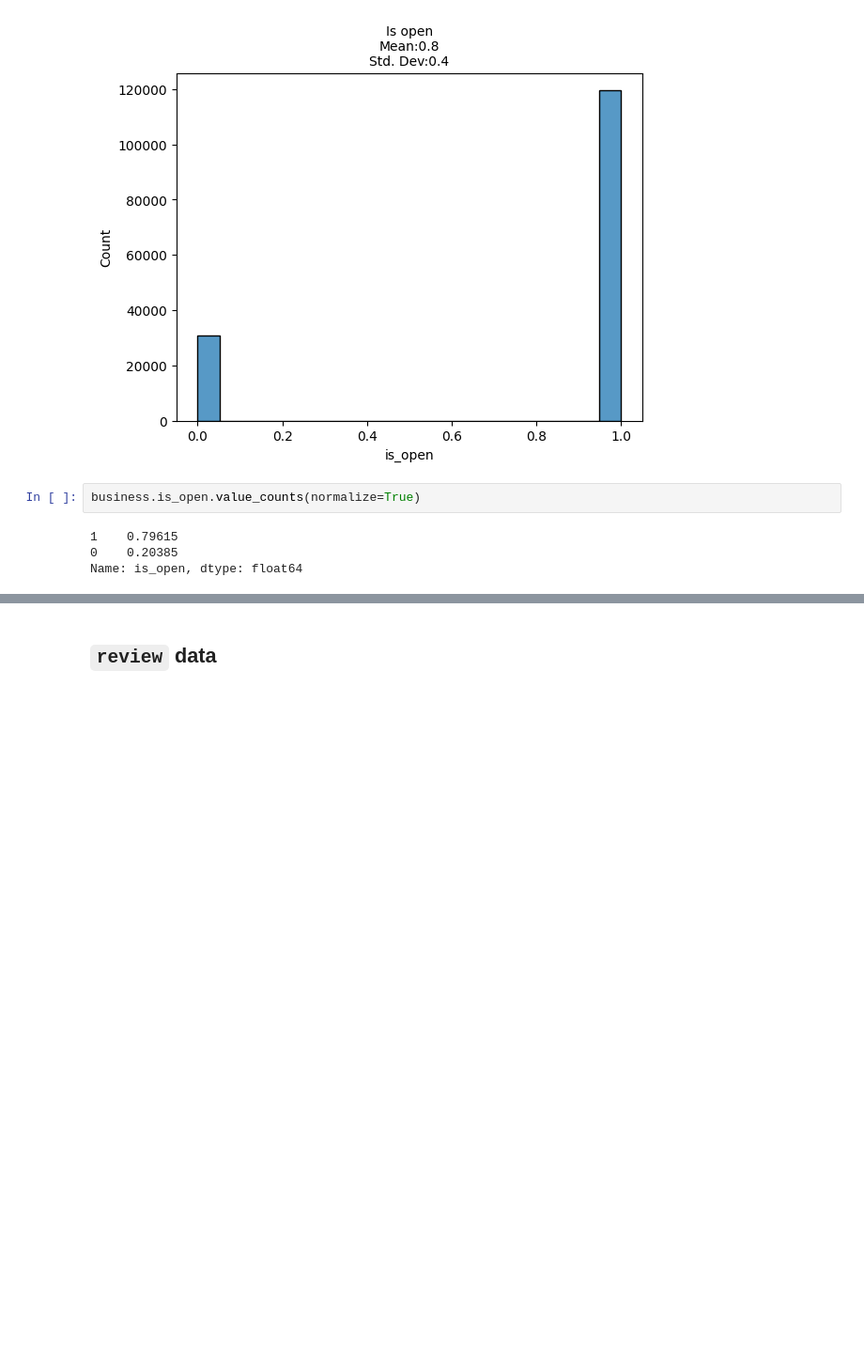
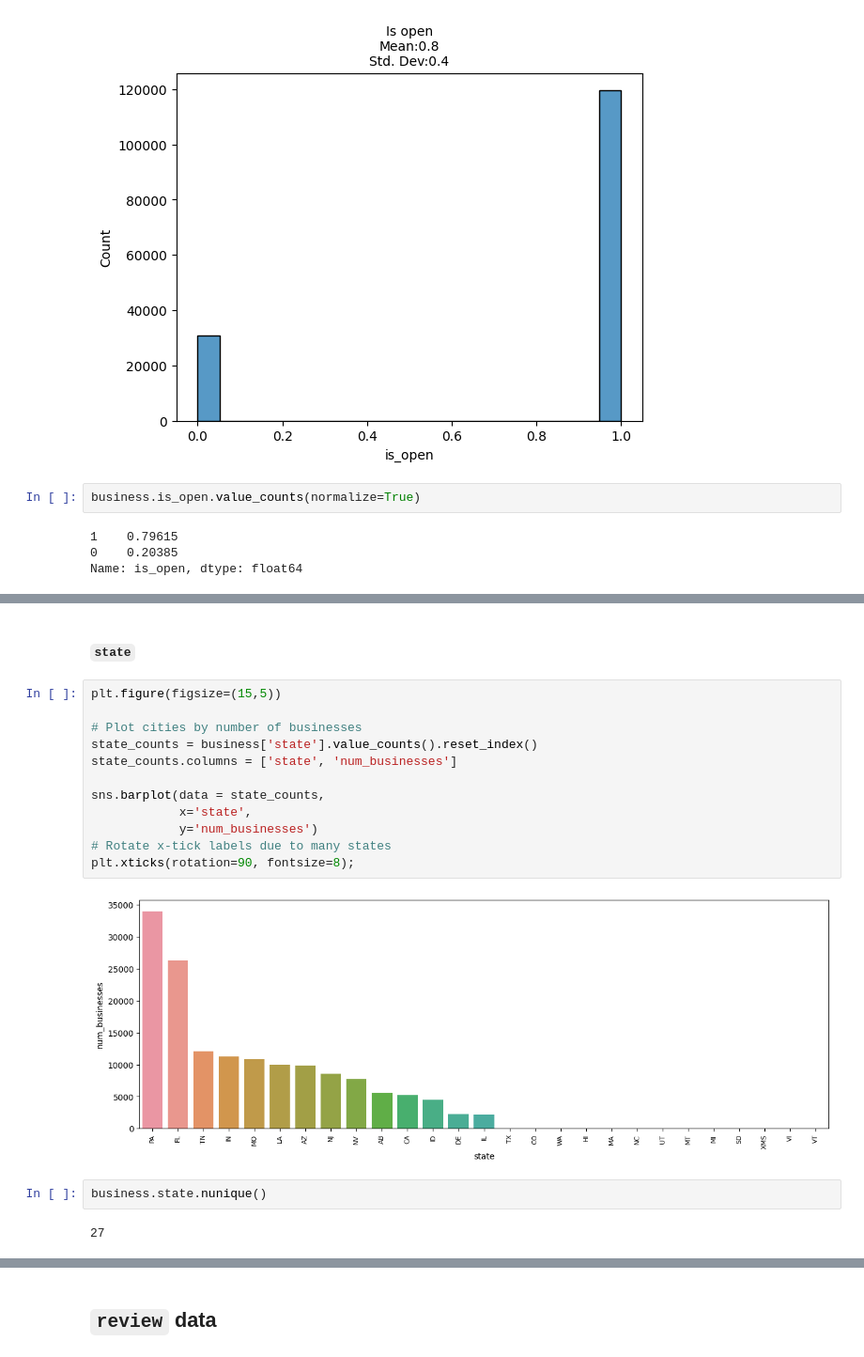
Before and after one commit to Dimasaur/scorecast, a Jupyter notebook: eda/quentin_eda.ipynb, the cells around one changed output, grey strips where cells are left out. Shown: that part at 94% size. Cells and saved outputs as stored; diff of their text form; blank space fills up the shorter version.

```diff
--- a/eda/quentin_eda.ipynb
+++ b/eda/quentin_eda.ipynb
@@ -130,0 +172,20 @@ Name: is_open, dtype: float64
+# %% [markdown]
+#### `state`
+# %%
+plt.figure(figsize=(15,5))
+
+# Plot cities by number of businesses
+state_counts = business['state'].value_counts().reset_index()
+state_counts.columns = ['state', 'num_businesses']
+
+sns.barplot(data = state_counts,
+            x='state',
+            y='num_businesses')
+# Rotate x-tick labels due to many states
+plt.xticks(rotation=90, fontsize=8);
+# %% [output]
+[figure, added]
+# %%
+business.state.nunique()
+# %% [output]
+27
```
Also changed, not shown: parts of 15 cells of this notebook.
